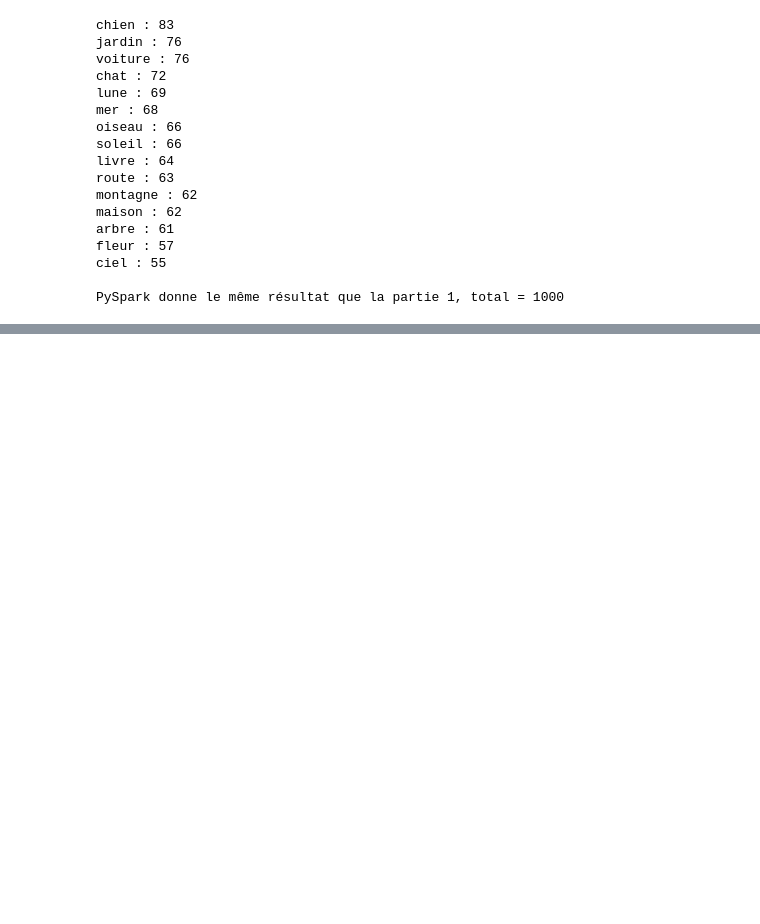
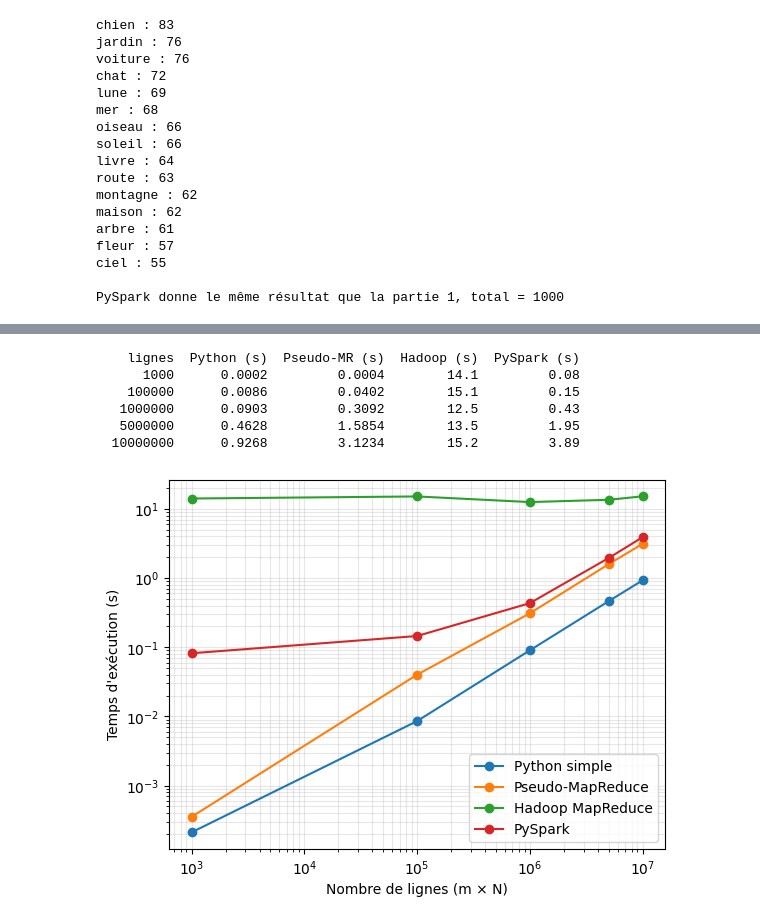
Before and after one commit to MaximeFaure/BigData-TP1, a Jupyter notebook: comptage_mots.ipynb, the cells around one changed output, grey strips where cells are left out. Cells and saved outputs as stored; diff of their text form; code cells hidden in the pictures; blank space fills up the shorter version.

Commit message:
Comparaison de PySpark avec les trois autres méthodes

```diff
--- a/comptage_mots.ipynb
+++ b/comptage_mots.ipynb
@@ -288,0 +292,32 @@ PySpark donne les mêmes comptages que les trois méthodes de la partie 1. Le pr
+# %%
+temps["PySpark"] = []
+for m in M:
+    dupliquer_fichier("mots.txt", "gros.txt", m)
+    r, t = chronometrer(compter_pyspark, "gros.txt")
+    assert r == {mot: nb * m for mot, nb in r1.items()}
+    temps["PySpark"].append(t)
+spark.stop()
+
+print(f"{'lignes':>10} {'Python (s)':>11} {'Pseudo-MR (s)':>14} {'Hadoop (s)':>11} {'PySpark (s)':>12}")
+for i, m in enumerate(M):
+    t1, t2, t3, t4 = (temps[methode][i] for methode in temps)
+    print(f"{m * N:>10} {t1:>11.4f} {t2:>14.4f} {t3:>11.1f} {t4:>12.2f}")
+# %% [output]
+    lignes  Python (s)  Pseudo-MR (s)  Hadoop (s)  PySpark (s)
+      1000      0.0002         0.0004        14.1         0.08
+    100000      0.0086         0.0402        15.1         0.15
+   1000000      0.0903         0.3092        12.5         0.43
+   5000000      0.4628         1.5854        13.5         1.95
+  10000000      0.9268         3.1234        15.2         3.89
+# %%
+for methode, valeurs in temps.items():
+    plt.plot(lignes, valeurs, marker="o", label=methode)
+plt.xscale("log")
+plt.yscale("log")
+plt.xlabel("Nombre de lignes (m × N)")
+plt.ylabel("Temps d'exécution (s)")
+plt.legend()
+plt.grid(True, which="both", alpha=0.3)
+plt.show()
+# %% [output]
+[figure, added]
```
Also changed, not shown: parts of 8 cells of this notebook.
